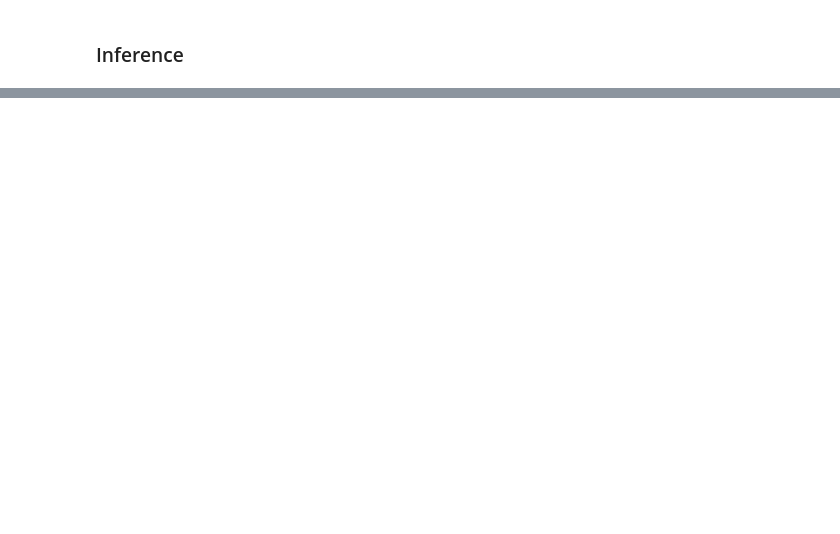
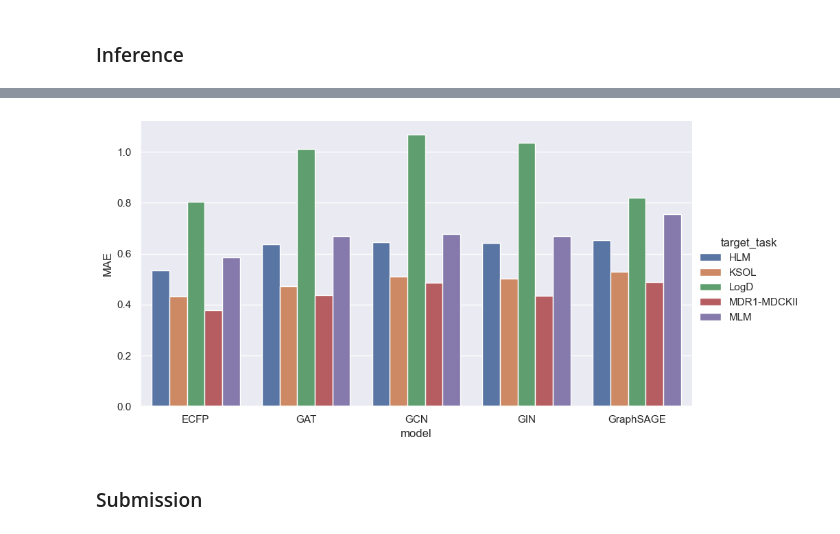
Before and after one commit to aehrlich1/ximp, a Jupyter notebook: data_evaluation.ipynb, the cells around one changed output, grey strips where cells are left out. Cells and saved outputs as stored; diff of their text form; code cells hidden in the pictures; blank space fills up the shorter version.

```diff
--- a/data_evaluation.ipynb
+++ b/data_evaluation.ipynb
@@ -164,0 +211,15 @@ test_scaffold_preds
+# %%
+test_scaffold_admet_preds = {}
+
+for model in best_models_admet_list:
+  target_task = model['target_task']
+  polaris = Polaris(params=model)
+  polaris.train_final(polaris.train_scaffold)
+  preds = polaris.predict(polaris.test_scaffold)
+  preds = [pred[1] for pred in preds]
+  mae = mean_absolute_error(preds, polaris.test_scaffold.y)
+  print(mae)
+  d = {model['repr_model']: mae}
+  test_scaffold_admet_preds.setdefault(target_task, {}).update(d)
+
+test_scaffold_admet_preds
@@ -165,13 +259,19 @@ test_scaffold_preds
 # %%
 # Create a histogram of MAE for each target_task and model
-df_admet_hist = pd.DataFrame(test_scaffold_preds)
+df_admet_hist = pd.DataFrame(test_scaffold_admet_preds)
 df_admet_hist = df_admet_hist.reset_index().melt(id_vars="index", var_name="target_task", value_name="mean_average_error")
 df_admet_hist.rename(columns={"index": "model", "mean_average_error": "MAE"}, inplace=True)
 g = sns.catplot(
     data=df_admet_hist,
     kind="bar",
     x="model",
     y="MAE",
     hue="target_task",
     aspect=1.8
 )
+
+# TODO: Calculate a predicted MAE when taking the best models out of those.
+# %% [output]
+[figure, added]
+# %% [markdown]
+### Submission
```
Also changed, not shown: parts of 21 cells of this notebook, 1 other file.
